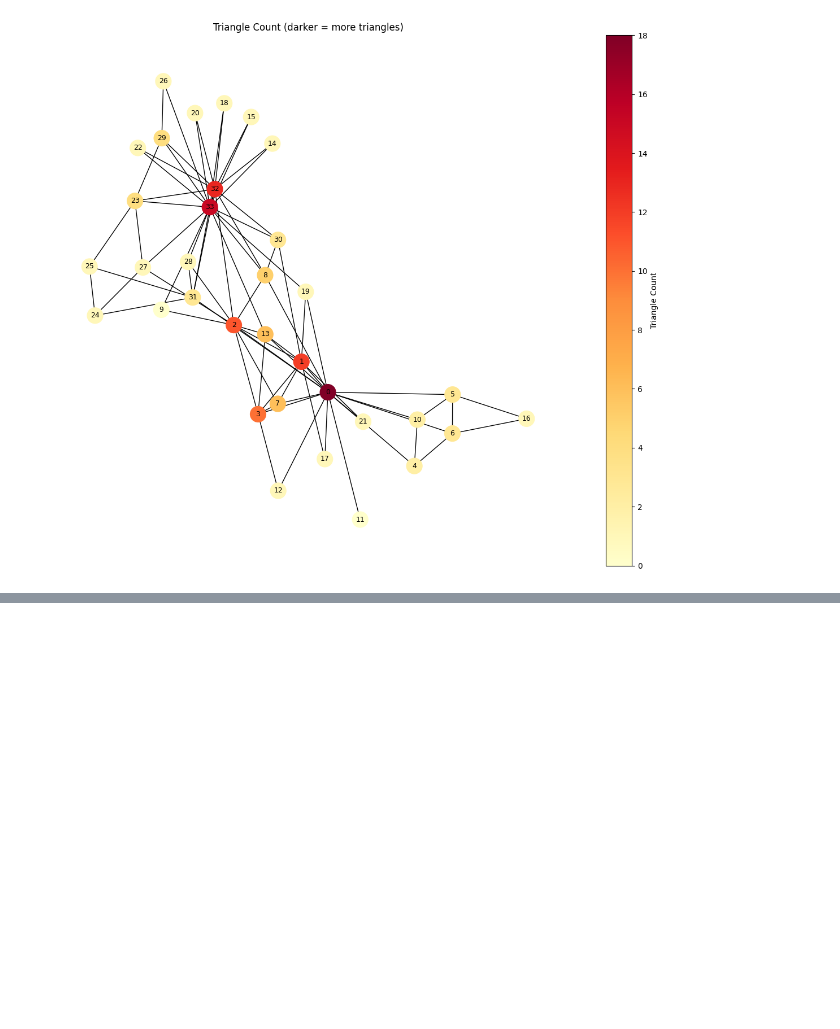
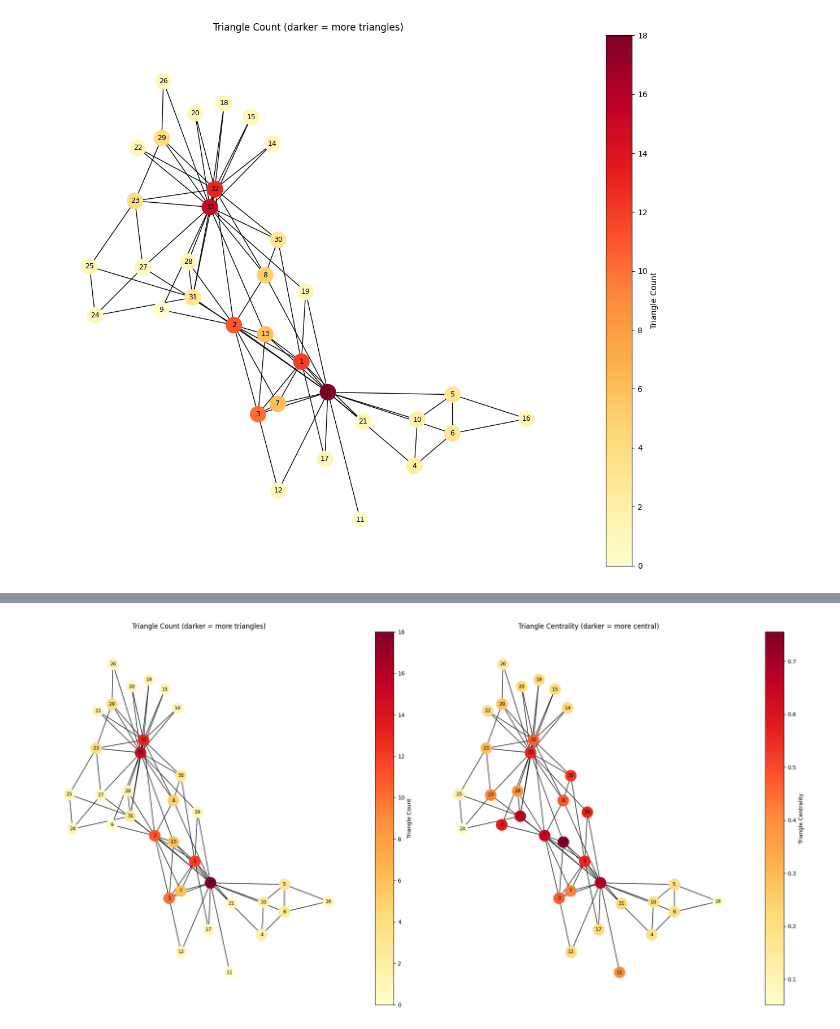
Before and after one commit to GraphBLAS/IllustratedGraphBLAS, a Jupyter notebook: notebooks/08_triangle_counting.ipynb, the cells around one changed output, grey strips where cells are left out. Saved outputs shown, nothing was run; the diff lists cells and outputs as text; code cells hidden in the pictures; blank space fills up the shorter version.

Commit message:
Preview slides for all chapters, Chapter 0 now has benchmarks, chapter 8 now also contains triangle centrality scenes and notebook.

```diff
--- a/notebooks/08_triangle_counting.ipynb
+++ b/notebooks/08_triangle_counting.ipynb
@@ -40,7 +40,7 @@ plt.show()
 ## Triangle Counting: A² ⊙ A
 # %%
 # A² counts 2-hop paths between nodes
-A2 = A.mxm(A, semiring.plus_times).new()
+A2 = (A @ A).new()
 print(f"A² has {A2.nvals} non-zero entries (pairs connected by 2-hop paths)")
 # %% [output]
 A² has 698 non-zero entries (pairs connected by 2-hop paths)
@@ -116,0 +159,7 @@ plt.show()
+# %%
+# Display top nodes by triangle centrality
+indices, values = tc.to_coo()
+tc_list = sorted(zip(indices, values), key=lambda x: -x[1])
+print("Top 10 nodes by triangle centrality:")
+for node, score in tc_list[:10]:
+    print(f"  Node {int(node)}: {score:.4f}")
@@ -116,0 +222,28 @@ plt.show()
+# %%
+# Visualize triangle counts vs triangle centrality side by side
+fig, axes = plt.subplots(1, 2, figsize=(20, 10))
+
+# Left: Triangle counts (same as before)
+tri_colors = [tri_dict.get(node, 0) for node in G.nodes()]
+draw_graph(G, pos=pos, ax=axes[0], title="Triangle Count (darker = more triangles)",
+           node_color=tri_colors, cmap=plt.cm.YlOrRd, node_size=400,
+           font_size=9, directed=False, show=False)
+sm1 = plt.cm.ScalarMappable(cmap=plt.cm.YlOrRd,
+                            norm=plt.Normalize(vmin=min(tri_colors), vmax=max(tri_colors)))
+sm1.set_array([])
+plt.colorbar(sm1, ax=axes[0], label='Triangle Count')
+
+# Right: Triangle centrality
+tc_colors = [tc_dict.get(node, 0) for node in G.nodes()]
+draw_graph(G, pos=pos, ax=axes[1], title="Triangle Centrality (darker = more central)",
+           node_color=tc_colors, cmap=plt.cm.YlOrRd, node_size=400,
+           font_size=9, directed=False, show=False)
+sm2 = plt.cm.ScalarMappable(cmap=plt.cm.YlOrRd,
+                            norm=plt.Normalize(vmin=min(tc_colors), vmax=max(tc_colors)))
+sm2.set_array([])
+plt.colorbar(sm2, ax=axes[1], label='Triangle Centrality')
+
+plt.tight_layout()
+plt.show()
+# %% [output]
+[figure, added]
```
Also changed, not shown: parts of 5 cells of this notebook, 20 other files.
